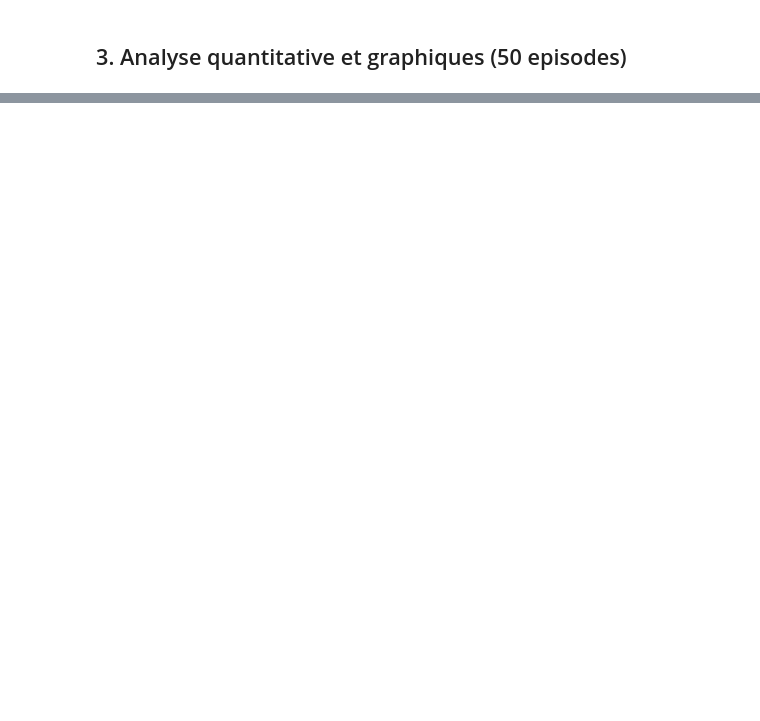
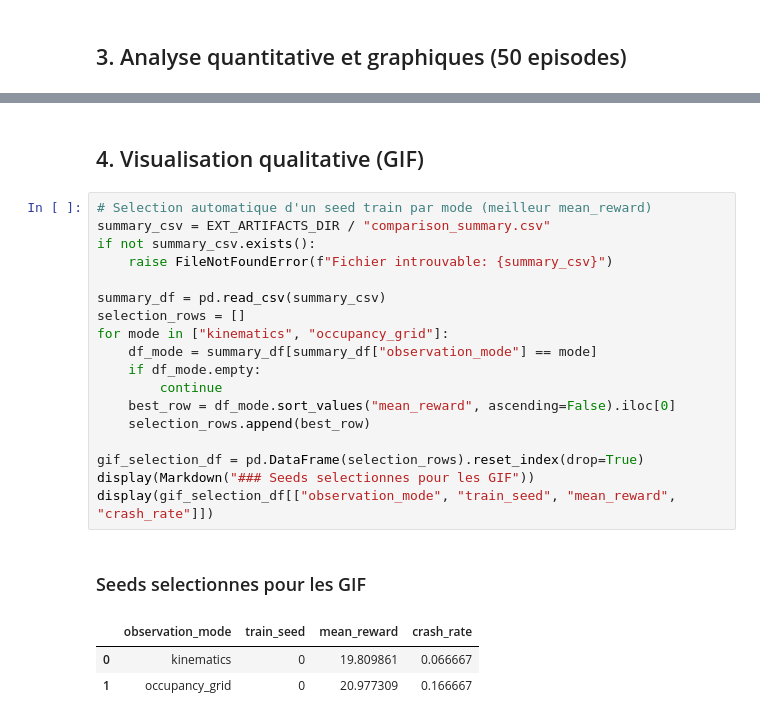
Before and after one commit to tpedenaud/HighwayToRL, a Jupyter notebook: report_notebook.ipynb, the cells around one changed output, grey strips where cells are left out. Cells and saved outputs as stored; diff of their text form; blank space fills up the shorter version.

Commit message:
Rerun and visualisation

```diff
--- a/report_notebook.ipynb
+++ b/report_notebook.ipynb
@@ -247,0 +280,25 @@ Figure enregistree: C:\Users\quent\Desktop\CentraleSupélec\RL\HighwayToRL\artif
+# %% [markdown]
+## 4. Visualisation qualitative (GIF)
+# %%
+# Selection automatique d'un seed train par mode (meilleur mean_reward)
+summary_csv = EXT_ARTIFACTS_DIR / "comparison_summary.csv"
+if not summary_csv.exists():
+    raise FileNotFoundError(f"Fichier introuvable: {summary_csv}")
+
+summary_df = pd.read_csv(summary_csv)
+selection_rows = []
+for mode in ["kinematics", "occupancy_grid"]:
+    df_mode = summary_df[summary_df["observation_mode"] == mode]
+    if df_mode.empty:
+        continue
+    best_row = df_mode.sort_values("mean_reward", ascending=False).iloc[0]
+    selection_rows.append(best_row)
+
+gif_selection_df = pd.DataFrame(selection_rows).reset_index(drop=True)
+display(Markdown("### Seeds selectionnes pour les GIF"))
+display(gif_selection_df[["observation_mode", "train_seed", "mean_reward", "crash_rate"]])
+# %% [output]
+### Seeds selectionnes pour les GIF
+|  | observation_mode | train_seed | mean_reward | crash_rate |
+| 0 | kinematics | 0 | 19.809861 | 0.066667 |
+| 1 | occupancy_grid | 0 | 20.977309 | 0.166667 |
```
Also changed, not shown: parts of 9 cells of this notebook, 2 other files.
